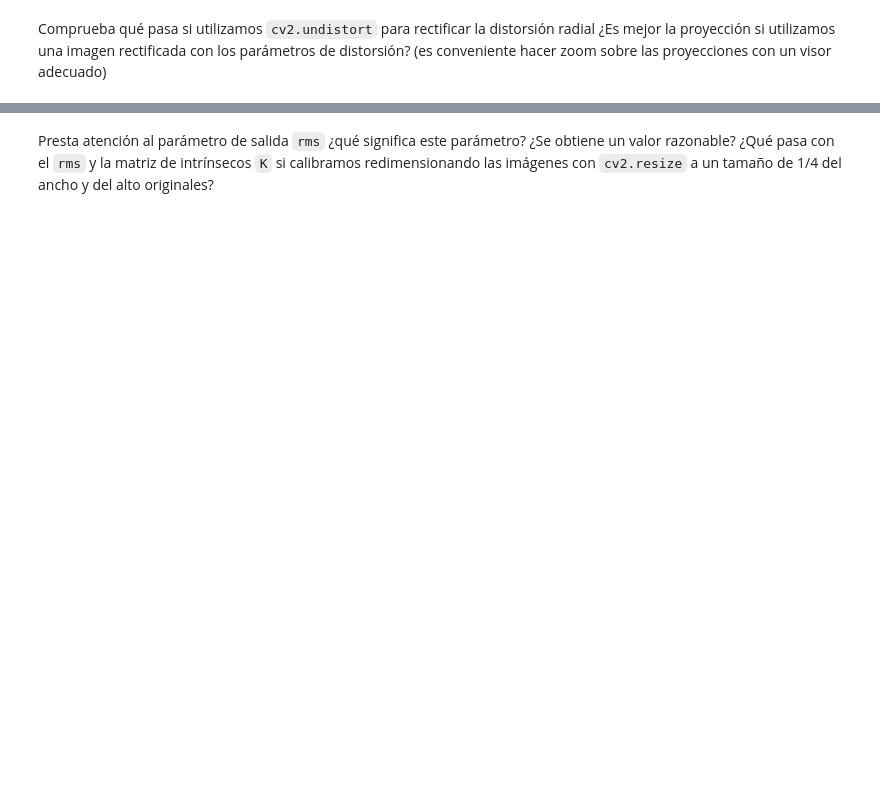
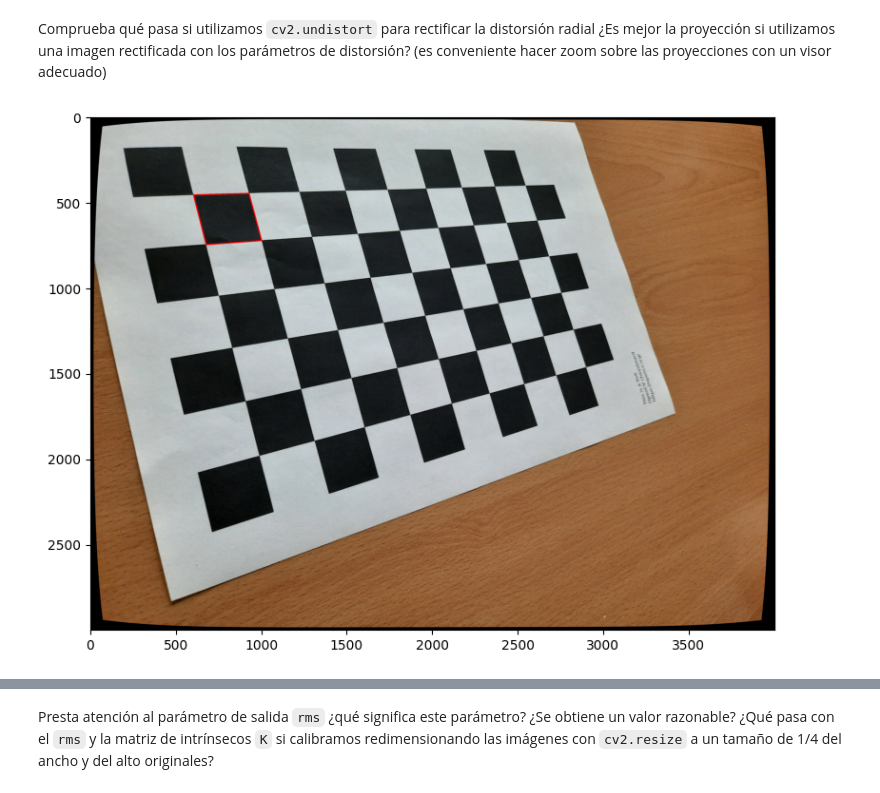
Before and after one commit to TarekElshami/Camera-Calibration-Zhang-Method, a Jupyter notebook: PracticaCalib2026_Alumnos.ipynb, the cells around one changed output, grey strips where cells are left out. Saved outputs shown, nothing was run; the diff lists cells and outputs as text; code cells hidden in the pictures; blank space fills up the shorter version.

```diff
--- a/PracticaCalib2026_Alumnos.ipynb
+++ b/PracticaCalib2026_Alumnos.ipynb
@@ -223,2 +270,21 @@ Comprueba la calibración proyectando en una imagen los puntos: $(0, 0, 0)^\top$
 # %% [markdown]
 Comprueba qué pasa si utilizamos ``cv2.undistort`` para rectificar la distorsión radial ¿Es mejor la proyección si utilizamos una imagen rectificada con los parámetros de distorsión? (es conveniente hacer zoom sobre las proyecciones con un visor adecuado)
+# %%
+img_undist = cv2.undistort(imgs[img_idx], intrinsics, dist_coeffs)
+
+dist_zeros = np.zeros_like(dist_coeffs)
+
+projected_ud, _ = cv2.projectPoints(square_3d, rvec, tvec, intrinsics, dist_zeros)
+projected_ud = projected_ud.reshape(-1, 2).astype(int)
+
+img_ud_draw = copy.deepcopy(img_undist)
+for i in range(4):
+    pt1 = tuple(projected_ud[i])
+    pt2 = tuple(projected_ud[(i + 1) % 4])
+    cv2.line(img_ud_draw, pt1, pt2, (255, 0, 0), 5)
+
+ppl.figure(figsize=(10, 7))
+ppl.imshow(img_ud_draw)
+ppl.show()
+# %% [output]
+[figure, added]
```
Also changed, not shown: parts of 14 cells of this notebook.
